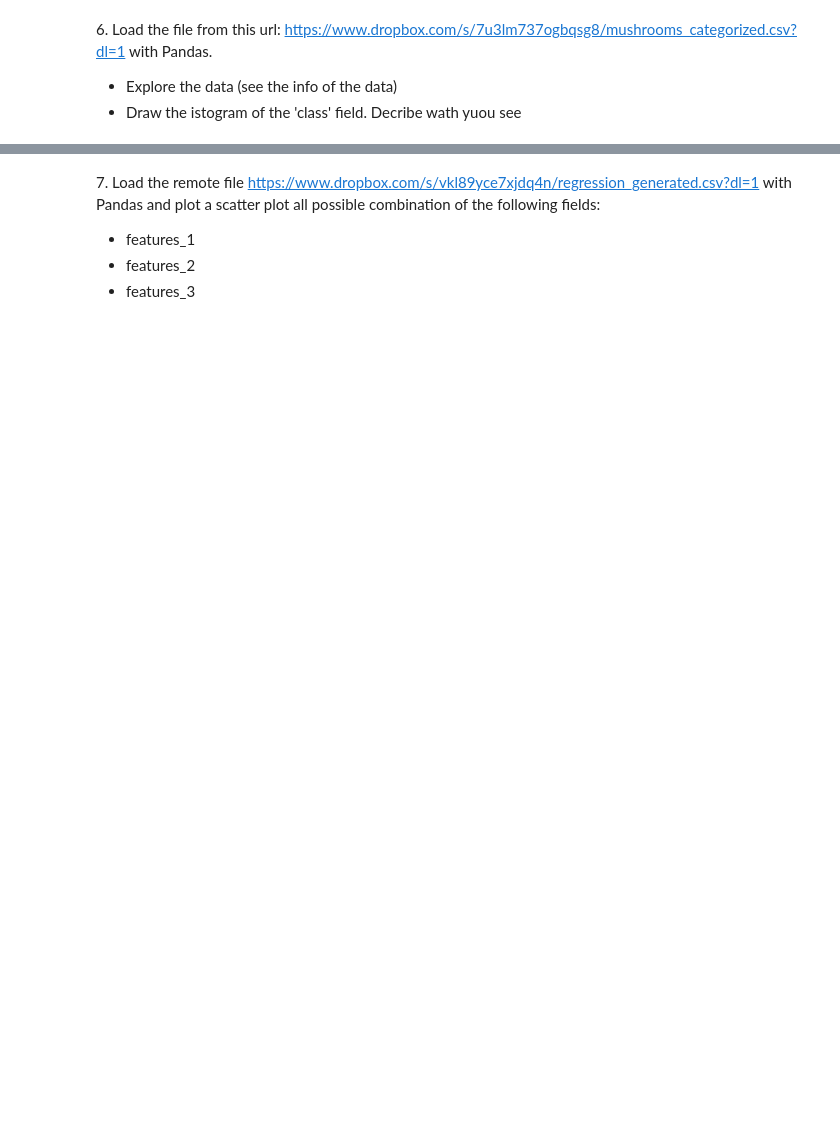
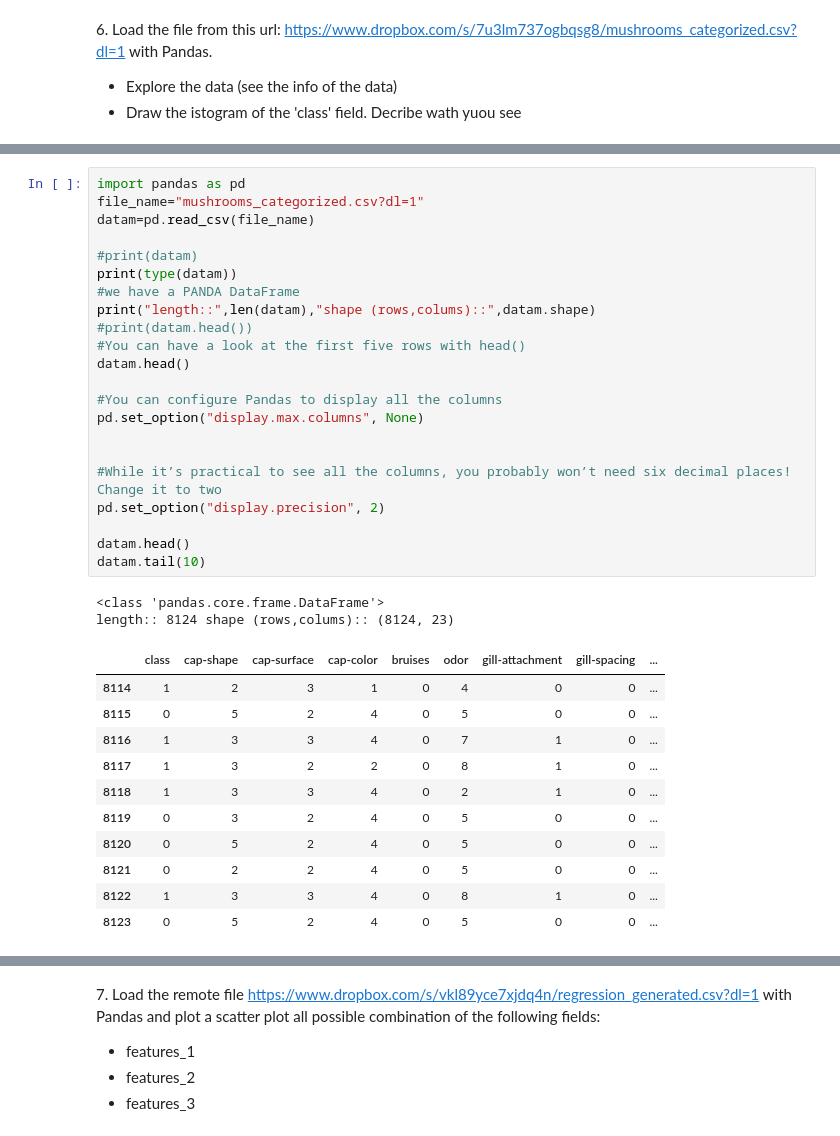
Before and after one commit to M-FedonVocaturo/LaboratoryOfComputationalPhysics_Y5, a Jupyter notebook: 05ex_OSEMN.ipynb, the cells around one changed output, grey strips where cells are left out. Saved outputs shown, nothing was run; the diff lists cells and outputs as text; blank space fills up the shorter version.

```diff
--- a/05ex_OSEMN.ipynb
+++ b/05ex_OSEMN.ipynb
@@ -159,0 +296,36 @@ error: unpack requires a buffer of 2 bytes
+# %%
+import pandas as pd
+file_name="mushrooms_categorized.csv?dl=1"
+datam=pd.read_csv(file_name)
+
+#print(datam)
+print(type(datam))
+#we have a PANDA DataFrame
+print("length::",len(datam),"shape (rows,colums)::",datam.shape)
+#print(datam.head())
+#You can have a look at the first five rows with head()
+datam.head()
+
+#You can configure Pandas to display all the columns
+pd.set_option("display.max.columns", None)
+
+
+#While it’s practical to see all the columns, you probably won’t need six decimal places! Change it to two
+pd.set_option("display.precision", 2)
+
+datam.head()
+datam.tail(10)
+# %% [output]
+<class 'pandas.core.frame.DataFrame'>
+length:: 8124 shape (rows,colums):: (8124, 23)
+|  | class | cap-shape | cap-surface | cap-color | bruises | odor | gill-attachment | gill-spacing | ... |
+| 8114 | 1 | 2 | 3 | 1 | 0 | 4 | 0 | 0 | ... |
+| 8115 | 0 | 5 | 2 | 4 | 0 | 5 | 0 | 0 | ... |
+| 8116 | 1 | 3 | 3 | 4 | 0 | 7 | 1 | 0 | ... |
+| 8117 | 1 | 3 | 2 | 2 | 0 | 8 | 1 | 0 | ... |
+| 8118 | 1 | 3 | 3 | 4 | 0 | 2 | 1 | 0 | ... |
+| 8119 | 0 | 3 | 2 | 4 | 0 | 5 | 0 | 0 | ... |
+| 8120 | 0 | 5 | 2 | 4 | 0 | 5 | 0 | 0 | ... |
+| 8121 | 0 | 2 | 2 | 4 | 0 | 5 | 0 | 0 | ... |
+| 8122 | 1 | 3 | 3 | 4 | 0 | 8 | 1 | 0 | ... |
+| 8123 | 0 | 5 | 2 | 4 | 0 | 5 | 0 | 0 | ... |
```
Also changed, not shown: parts of 24 cells of this notebook.
